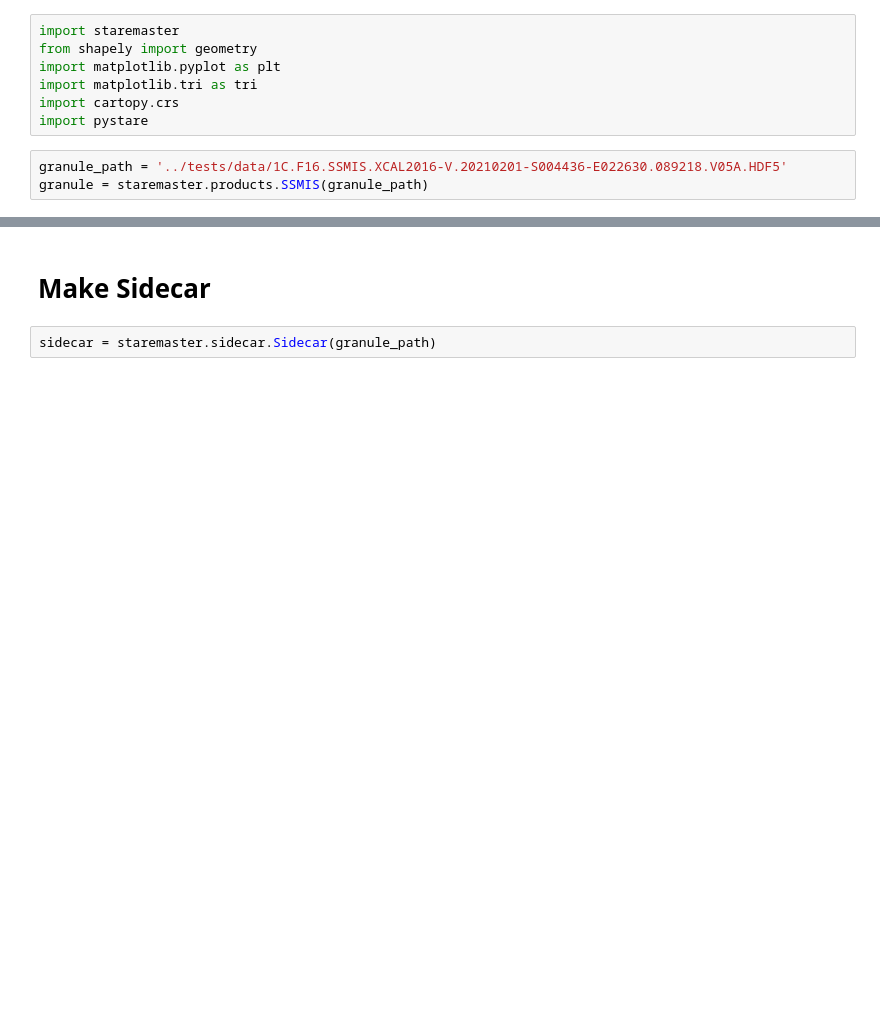
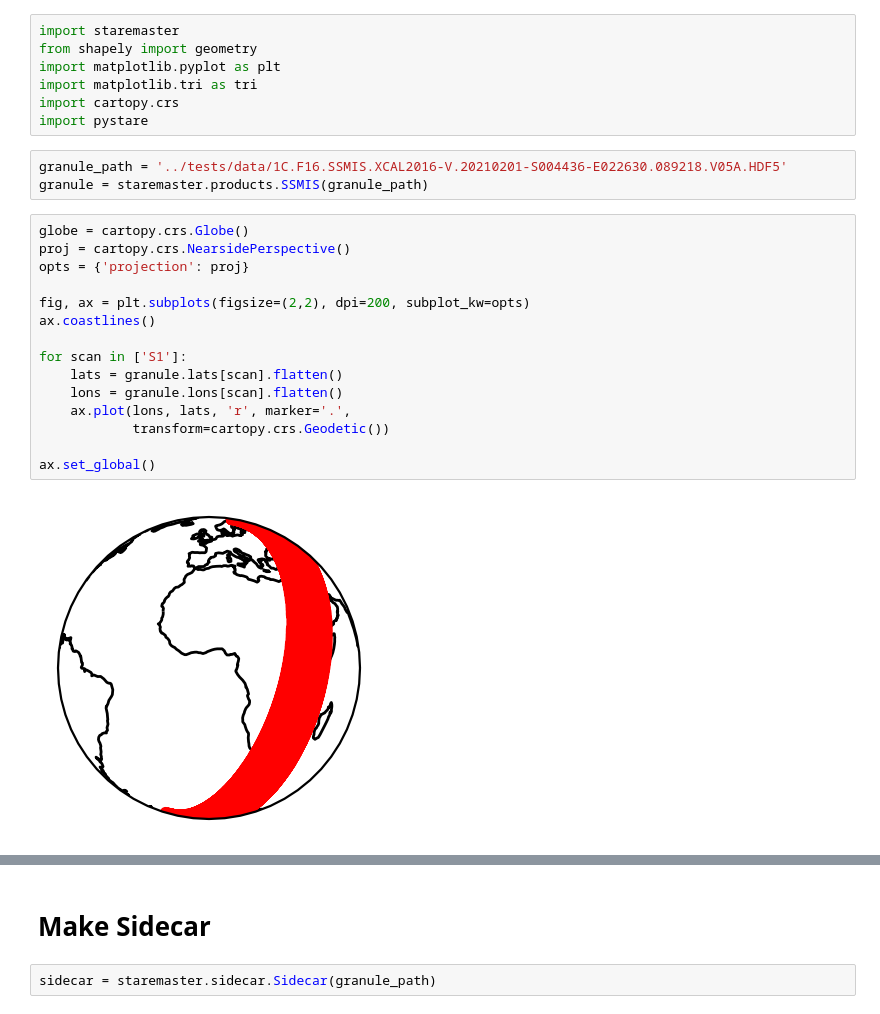
Before and after one commit to SpatioTemporal/STAREMaster_py, a Jupyter notebook: examples/SSMIS.ipynb, the cells around one changed output, grey strips where cells are left out. Cells and saved outputs as stored; diff of their text form; blank space fills up the shorter version.

```diff
--- a/examples/SSMIS.ipynb
+++ b/examples/SSMIS.ipynb
@@ -8,3 +8,20 @@ import pystare
 # %%
 granule_path = '../tests/data/1C.F16.SSMIS.XCAL2016-V.20210201-S004436-E022630.089218.V05A.HDF5'
 granule = staremaster.products.SSMIS(granule_path)
+# %%
+globe = cartopy.crs.Globe()
+proj = cartopy.crs.NearsidePerspective()
+opts = {'projection': proj}
+
+fig, ax = plt.subplots(figsize=(2,2), dpi=200, subplot_kw=opts)
+ax.coastlines()
+
+for scan in ['S1']:
+    lats = granule.lats[scan].flatten()
+    lons = granule.lons[scan].flatten()
+    ax.plot(lons, lats, 'r', marker='.',
+            transform=cartopy.crs.Geodetic())
+
+ax.set_global()
+# %% [output]
+[figure, added]
```
Also changed, not shown: parts of 5 cells of this notebook, 4 other files.
